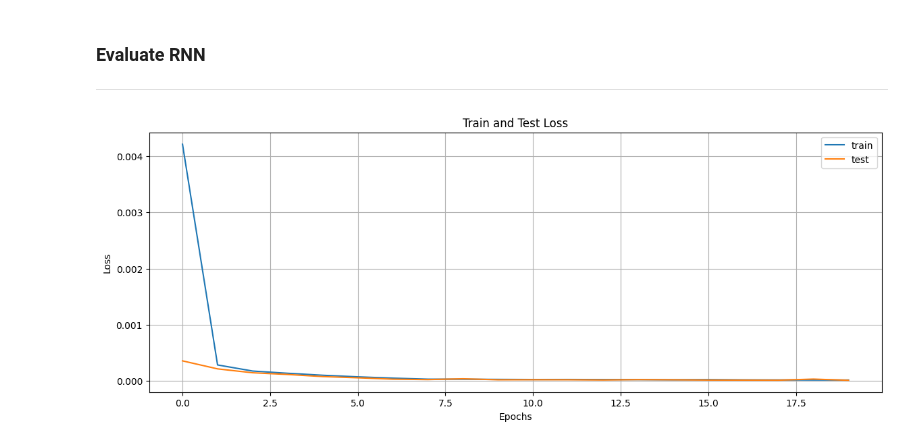
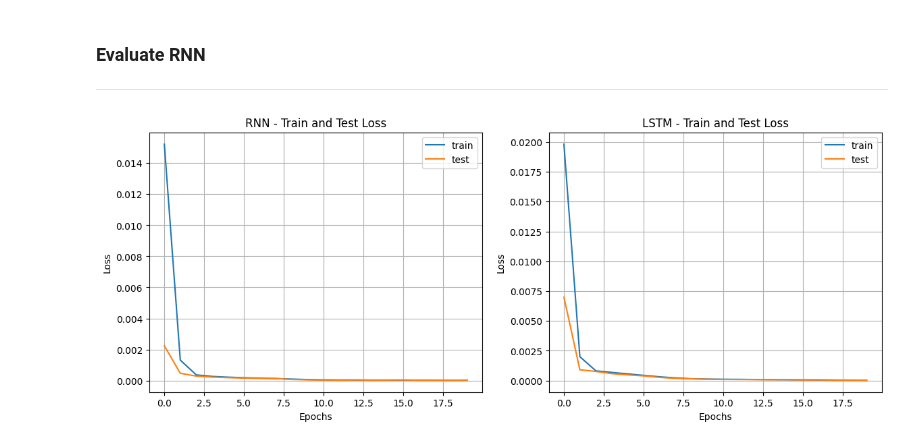
Before and after one commit to Adi-K527/NeuraLab, a Jupyter notebook: RNN/rnn.ipynb, the cells around one changed output. Cells and saved outputs as stored; diff of their text form; code cells hidden in the pictures.

```diff
--- a/RNN/rnn.ipynb
+++ b/RNN/rnn.ipynb
@@ -208,12 +257,23 @@ out_lin.bias :  torch.Size([1]) None
 # %%
-train_lossi = []
-test_lossi = []
-for epoch in range(EPOCHS):
-  train_loss = train_epoch(model, optim)
-  test_loss = val_epoch(model)
+train_losses = []
+test_losses = []
+for rnn_cell in ['rnn', 'lstm']:
+    model = RNN(rnn_cell, 1, HIDDEN_SIZE)
+    optim = torch.optim.AdamW(model.parameters(), LEARNING_RATE)
 
-  train_lossi.append(train_loss)
-  test_lossi.append(test_loss)
+    train_lossi = []
+    test_lossi = []
+    print(f"\n\n-----------{rnn_cell}-----------")
 
-  print(f"EPOCH: {epoch} |  TRAIN-LOSS: {round(train_loss, 6)} |  VAL-LOSS: {round(test_loss, 6)}")
+    for epoch in range(EPOCHS):
+        train_loss = train_epoch(model, optim)
+        test_loss = val_epoch(model)
+
+        train_lossi.append(train_loss)
+        test_lossi.append(test_loss)
+
+        print(f"EPOCH: {epoch} |  TRAIN-LOSS: {round(train_loss, 6)} |  VAL-LOSS: {round(test_loss, 6)}")
+
+    train_losses.append(train_lossi)
+    test_losses.append(test_lossi)
 # %% [output]
@@ -245,15 +302,25 @@ EPOCH: 19 |  TRAIN-LOSS: 1.6e-05 |  VAL-LOSS: 1.1e-05
 # %%
 plt.figure(figsize=(14, 5))
 
-sns.lineplot(train_lossi, label='train')
-sns.lineplot(test_lossi, label='test')
+plt.subplot(1, 2, 1)
+sns.lineplot(train_losses[0], label='train')
+sns.lineplot(test_losses[0], label='test')
 plt.xlabel("Epochs")
 plt.ylabel("Loss")
-plt.title("Train and Test Loss")
+plt.title("RNN - Train and Test Loss")
 plt.legend()
 plt.grid(True)
+
+plt.subplot(1, 2, 2)
+sns.lineplot(train_losses[1], label='train')
+sns.lineplot(test_losses[1], label='test')
+plt.xlabel("Epochs")
+plt.ylabel("Loss")
+plt.title("LSTM - Train and Test Loss")
+plt.legend()
+plt.grid(True)
 # %% [output]
-[figure, old version]
+[figure, new version]
 # %%
 c = 0
 plt.figure(figsize=(20, 20))
```
Also changed, not shown: parts of 10 cells of this notebook, 1 other file.
